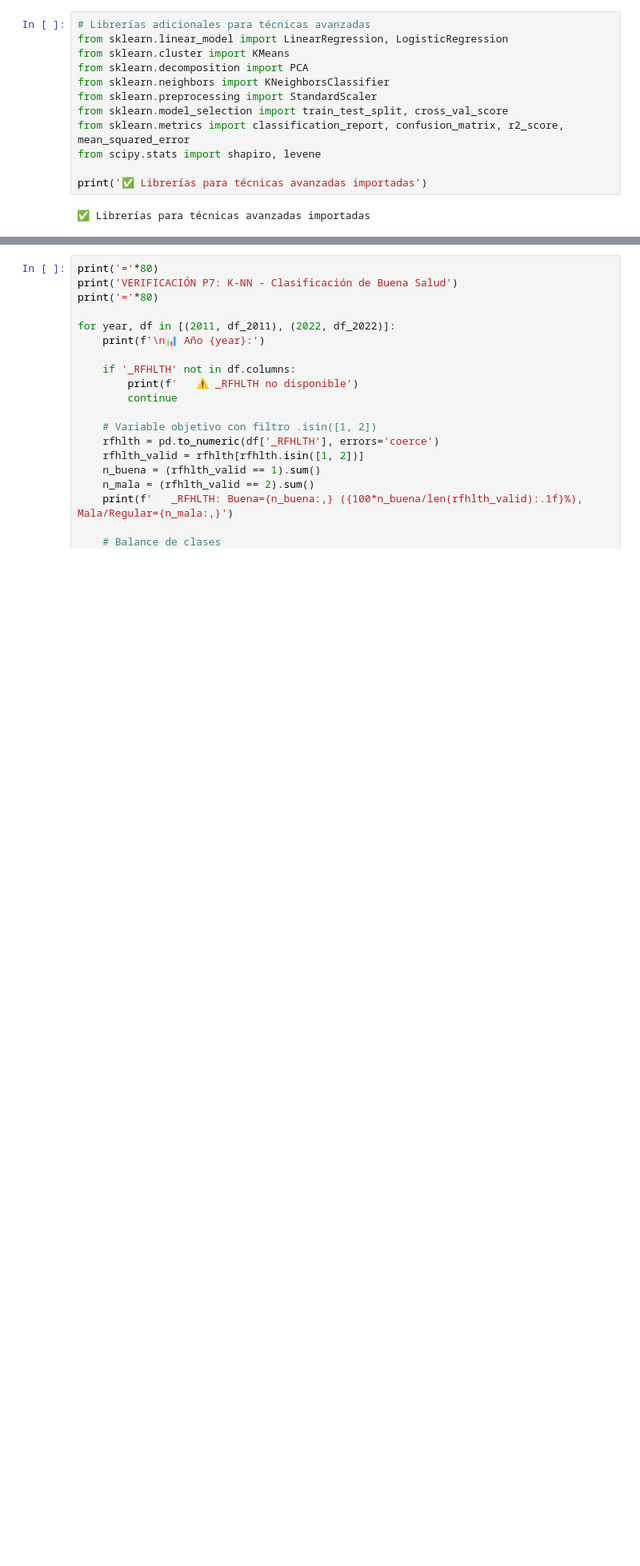
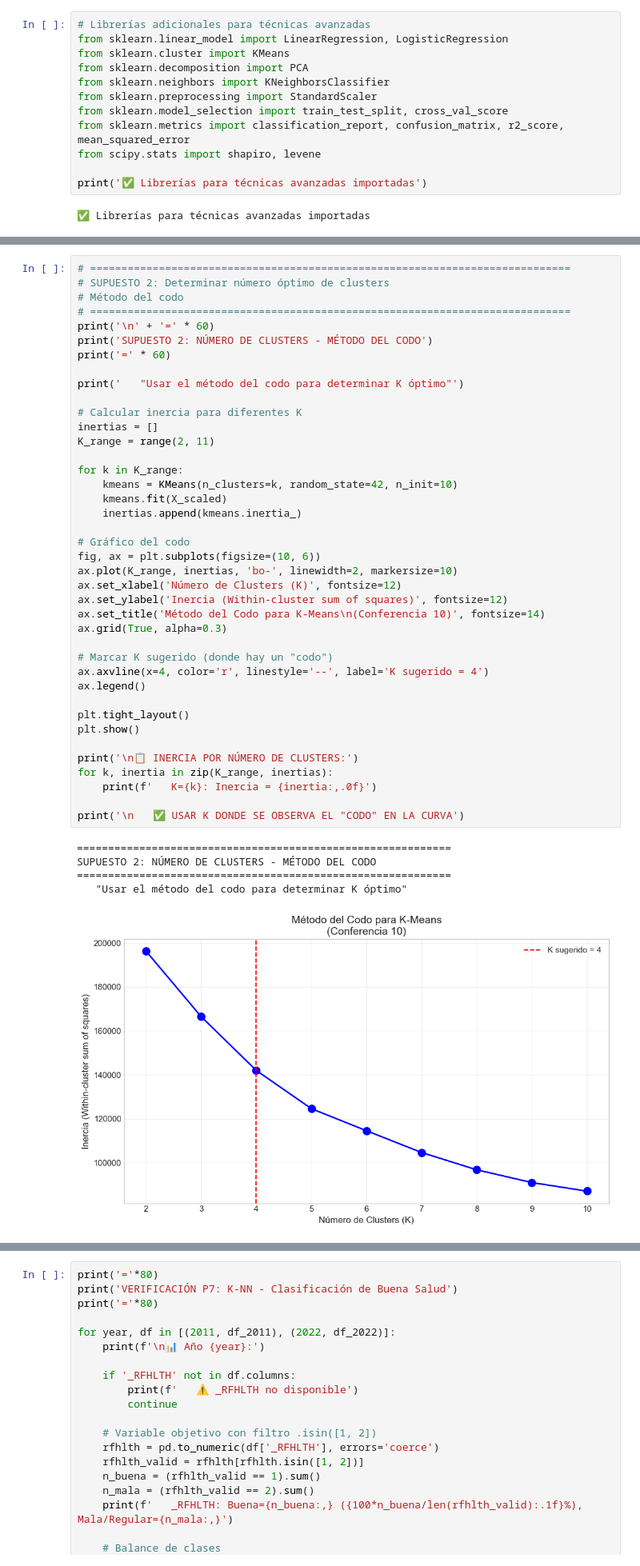
Before and after one commit to MaureenSales/Proyecto-de-Estadistica, a Jupyter notebook: BRFSS_2011_2022_Analysis.ipynb, the cells around one changed output, grey strips where cells are left out. Shown at 80% size. Cells and saved outputs as stored; diff of their text form; blank space fills up the shorter version.

```diff
--- a/BRFSS_2011_2022_Analysis.ipynb
+++ b/BRFSS_2011_2022_Analysis.ipynb
@@ -2405,0 +3040,46 @@ VERIFICACIÓN P6: MANN-WHITNEY U - Sueño según Hipertensión
+# %%
+# =============================================================================
+# SUPUESTO 2: Determinar número óptimo de clusters
+# Método del codo
+# =============================================================================
+print('\n' + '=' * 60)
+print('SUPUESTO 2: NÚMERO DE CLUSTERS - MÉTODO DEL CODO')
+print('=' * 60)
+
+print('   "Usar el método del codo para determinar K óptimo"')
+
+# Calcular inercia para diferentes K
+inertias = []
+K_range = range(2, 11)
+
+for k in K_range:
+    kmeans = KMeans(n_clusters=k, random_state=42, n_init=10)
+    kmeans.fit(X_scaled)
+    inertias.append(kmeans.inertia_)
+
+# Gráfico del codo
+fig, ax = plt.subplots(figsize=(10, 6))
+ax.plot(K_range, inertias, 'bo-', linewidth=2, markersize=10)
+ax.set_xlabel('Número de Clusters (K)', fontsize=12)
+ax.set_ylabel('Inercia (Within-cluster sum of squares)', fontsize=12)
+ax.set_title('Método del Codo para K-Means\n(Conferencia 10)', fontsize=14)
+ax.grid(True, alpha=0.3)
+
+# Marcar K sugerido (donde hay un "codo")
+ax.axvline(x=4, color='r', linestyle='--', label='K sugerido = 4')
+ax.legend()
+
+plt.tight_layout()
+plt.show()
+
+print('\n📋 INERCIA POR NÚMERO DE CLUSTERS:')
+for k, inertia in zip(K_range, inertias):
+    print(f'   K={k}: Inercia = {inertia:,.0f}')
+
+print('\n   ✅ USAR K DONDE SE OBSERVA EL "CODO" EN LA CURVA')
+# %% [output]
+============================================================
+SUPUESTO 2: NÚMERO DE CLUSTERS - MÉTODO DEL CODO
+============================================================
+   "Usar el método del codo para determinar K óptimo"
+[figure, added]
```
Also changed, not shown: parts of 38 cells of this notebook, 34 other files.
